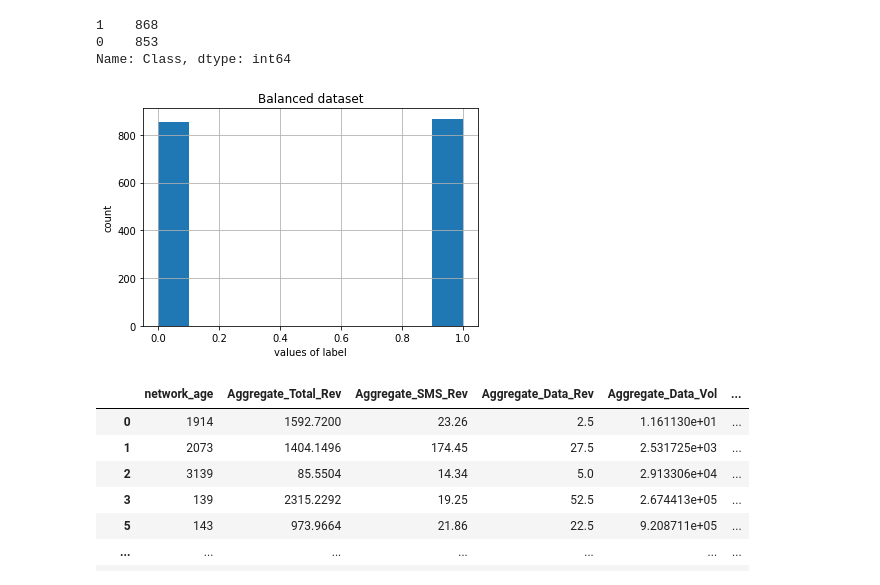
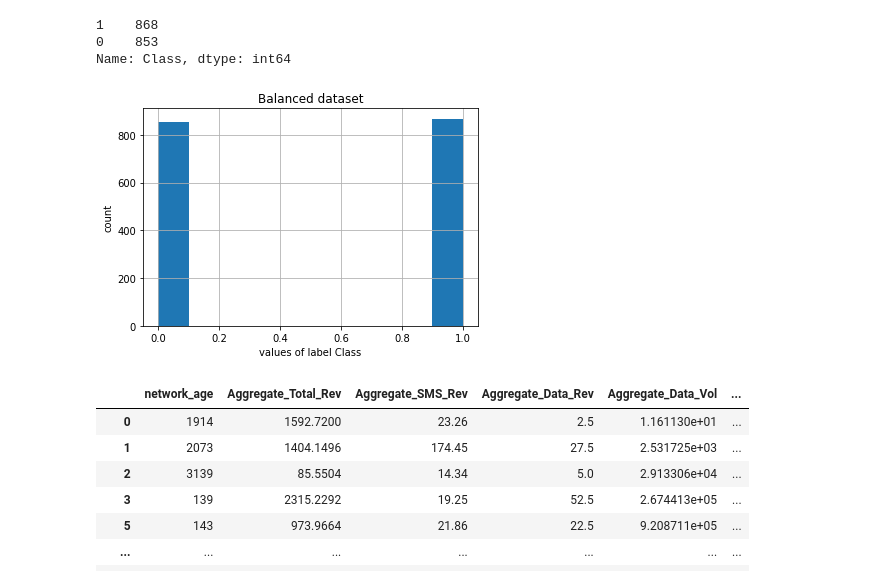
Before and after one commit to sa21262/datascience22, a Jupyter notebook: Assignment21a/South Asian Wireless Telecom Operator (SATO 2015).ipynb, the cells around one changed output. Drawn from its saved outputs; the diff is of its cells as text; code cells hidden in the pictures.

```diff
--- a/Assignment21a/South Asian Wireless Telecom Operator (SATO 2015).ipynb
+++ b/Assignment21a/South Asian Wireless Telecom Operator (SATO 2015).ipynb
@@ -94,14 +94,14 @@ Name: Class, dtype: int64
 # %%
 histogram1=df['Class'].hist() #balanced target variable
 
 fig = histogram1.get_figure()
 
 pl.title("Balanced dataset")
-pl.xlabel("values of label")
+pl.xlabel("values of label Class")
 pl.ylabel("count")
-fig.savefig('balanced 1.pdf')
+fig.savefig('balanced1.pdf')
 # %% [output]
-[figure, old version]
+[figure, new version]
 # %%
 df = pd.get_dummies(df) #onehot encoding is performed
 df
```
Also changed, not shown: parts of 3 cells of this notebook.
